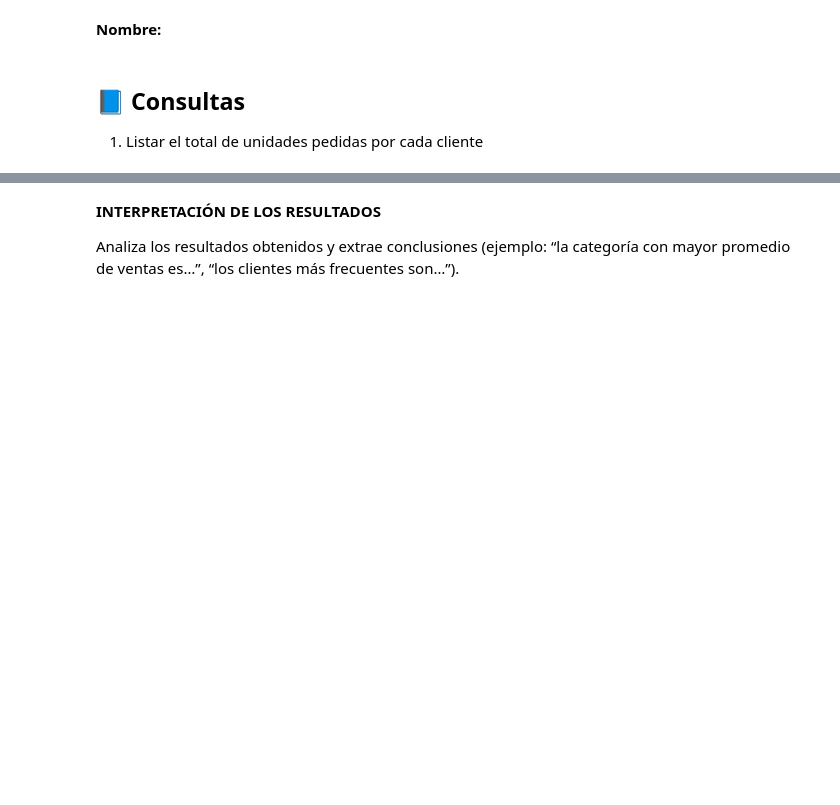
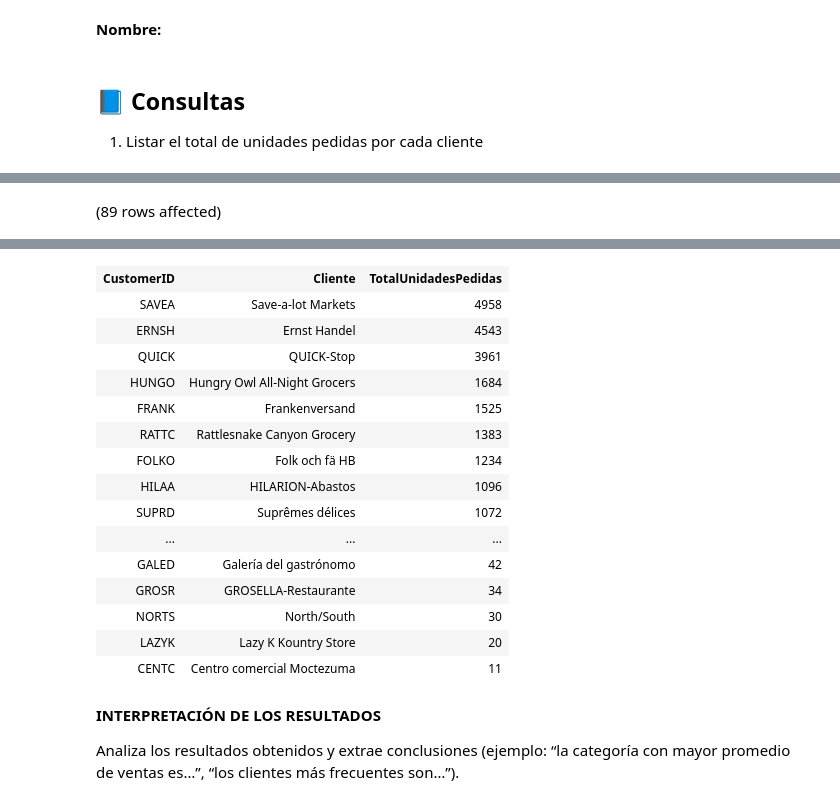
Before and after one commit to c04o/select-queries, a Jupyter notebook: resumenes-reportes.ipynb, the cells around one changed output, grey strips where cells are left out. Cells and saved outputs as stored; diff of their text form; code cells hidden in the pictures; blank space fills up the shorter version.

```diff
--- a/resumenes-reportes.ipynb
+++ b/resumenes-reportes.ipynb
@@ -16,0 +21,19 @@ Explica paso a paso el proceso seguido para la codificación de la consulta SQL.
+# %%
+-- Escribe aquí la sentencia SQL que genera los resultados indicados en el requerimiento de información
+SELECT
+    c.CustomerID,
+    c.CompanyName AS Cliente,
+    SUM(od.Quantity) AS TotalUnidadesPedidas
+FROM
+    Customers c
+INNER JOIN
+    Orders o ON c.CustomerID = o.CustomerID
+INNER JOIN
+    [Order Details] od ON o.OrderID = od.OrderID
+GROUP BY
+    c.CustomerID,
+    c.CompanyName
+ORDER BY
+    TotalUnidadesPedidas DESC;
+# %% [output]
+(89 rows affected)
@@ -17,3 +41,19 @@ Explica paso a paso el proceso seguido para la codificación de la consulta SQL.
+| CustomerID | Cliente | TotalUnidadesPedidas |
+| SAVEA | Save-a-lot Markets | 4958 |
+| ERNSH | Ernst Handel | 4543 |
+| QUICK | QUICK-Stop | 3961 |
+| HUNGO | Hungry Owl All-Night Grocers | 1684 |
+| FRANK | Frankenversand | 1525 |
+| RATTC | Rattlesnake Canyon Grocery | 1383 |
+| FOLKO | Folk och fä HB | 1234 |
+| HILAA | HILARION-Abastos | 1096 |
+| SUPRD | Suprêmes délices | 1072 |
+| ... | ... | ... |
+| GALED | Galería del gastrónomo | 42 |
+| GROSR | GROSELLA-Restaurante | 34 |
+| NORTS | North/South | 30 |
+| LAZYK | Lazy K Kountry Store | 20 |
+| CENTC | Centro comercial Moctezuma | 11 |
 # %% [markdown]
 **INTERPRETACIÓN DE LOS RESULTADOS**
 
```
Also changed, not shown: parts of 3 cells of this notebook.
